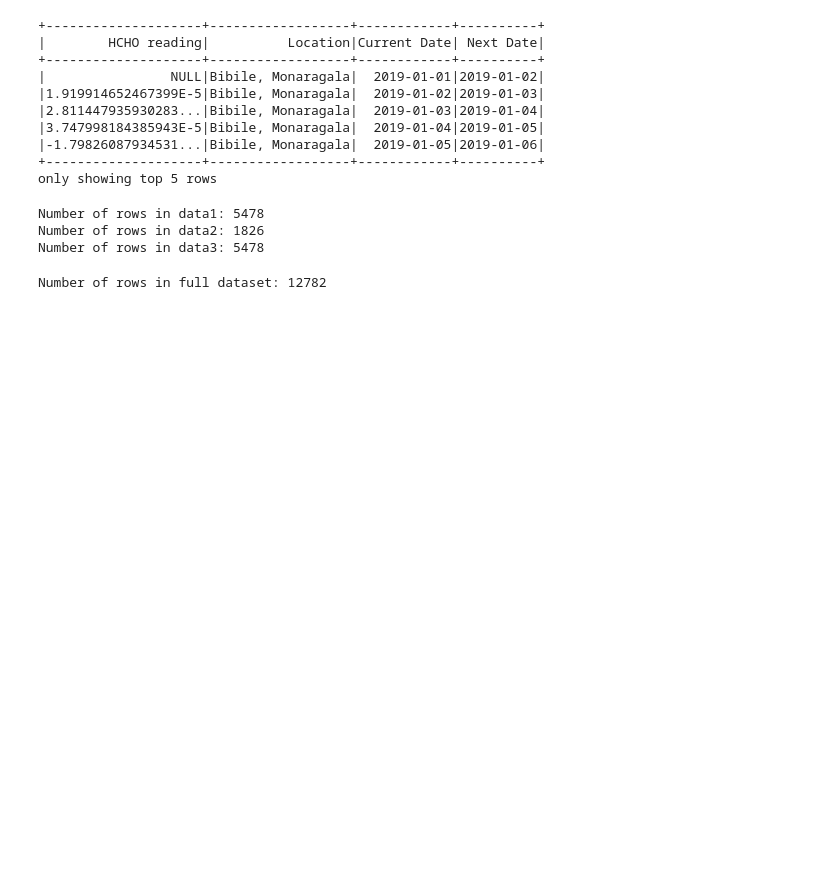
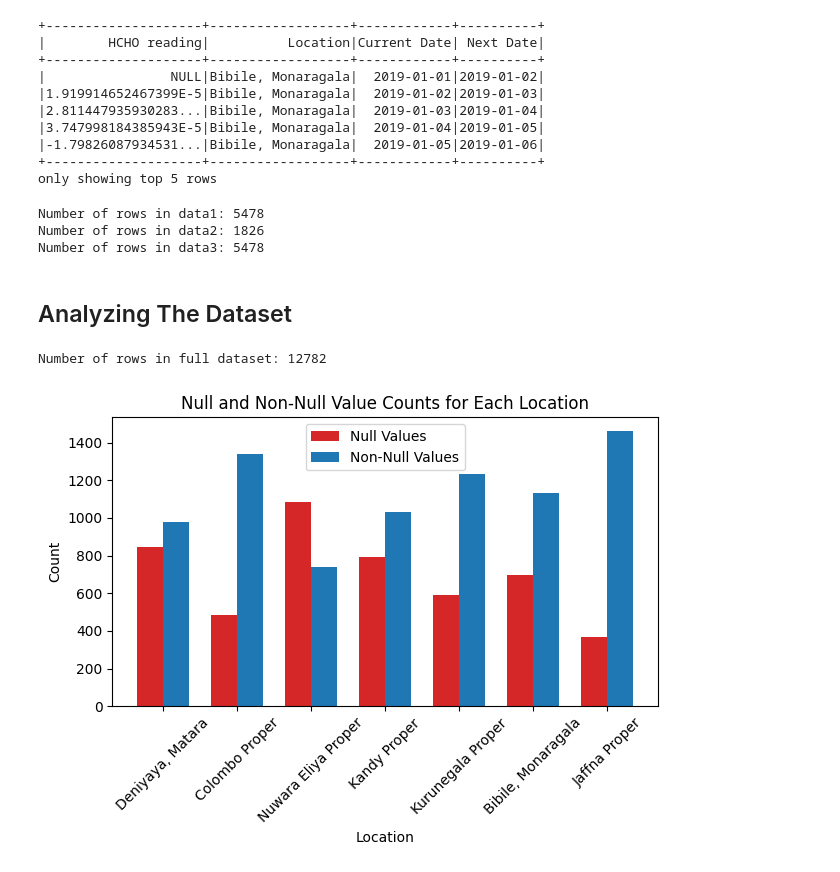
Before and after one commit to PehansiK/Analyzing-HCHO-Gas-in-Sri-Lanka, a Jupyter notebook: DataPreprocessing.ipynb, the cells around one changed output. Cells and saved outputs as stored; diff of their text form; code cells hidden in the pictures; blank space fills up the shorter version.

Commit message:
Get null and non-null value counts for each location

```diff
--- a/DataPreprocessing.ipynb
+++ b/DataPreprocessing.ipynb
@@ -128,6 +128,8 @@ print("Number of rows in data3:", num_rows)
 Number of rows in data1: 5478
 Number of rows in data2: 1826
 Number of rows in data3: 5478
+# %% [markdown]
+## Analyzing The Dataset
 # %%
 # Union the three DataFrames to combine them
 full_data = data1.union(data2).union(data3)
@@ -136,3 +138,32 @@ num_rows = full_data.count()
 print("Number of rows in full dataset:", num_rows)
 # %% [output]
 Number of rows in full dataset: 12782
+# %%
+# Calculate counts of null and non-null values for each location
+null_counts = full_data.groupBy("Location").agg(F.sum(F.when(F.col("HCHO reading").isNull(), 1).otherwise(0)).alias("null_count"))
+non_null_counts = full_data.groupBy("Location").agg(F.sum(F.when(F.col("HCHO reading").isNotNull(), 1).otherwise(0)).alias("non_null_count"))
+
+# Extracting data for plotting
+locations = [row["Location"] for row in null_counts.collect()]
+null_values = [row["null_count"] for row in null_counts.collect()]
+non_null_values = [row["non_null_count"] for row in non_null_counts.collect()]
+
+# Plotting
+fig, ax = plt.subplots()
+bar_width = 0.35
+x = range(len(locations))
+
+bar1 = ax.bar(x, null_values, width=bar_width, color='C3', label='Null Values')
+bar2 = ax.bar([i + bar_width for i in x], non_null_values, width=bar_width, color='C0', label='Non-Null Values')
+
+ax.set_ylabel('Count')
+ax.set_xlabel('Location')
+ax.set_title('Null and Non-Null Value Counts for Each Location')
+ax.set_xticks([i + bar_width / 2 for i in x])
+ax.set_xticklabels(locations, rotation=45)
+ax.legend()
+
+plt.tight_layout()
+plt.show()
+# %% [output]
+[figure, added]
```
